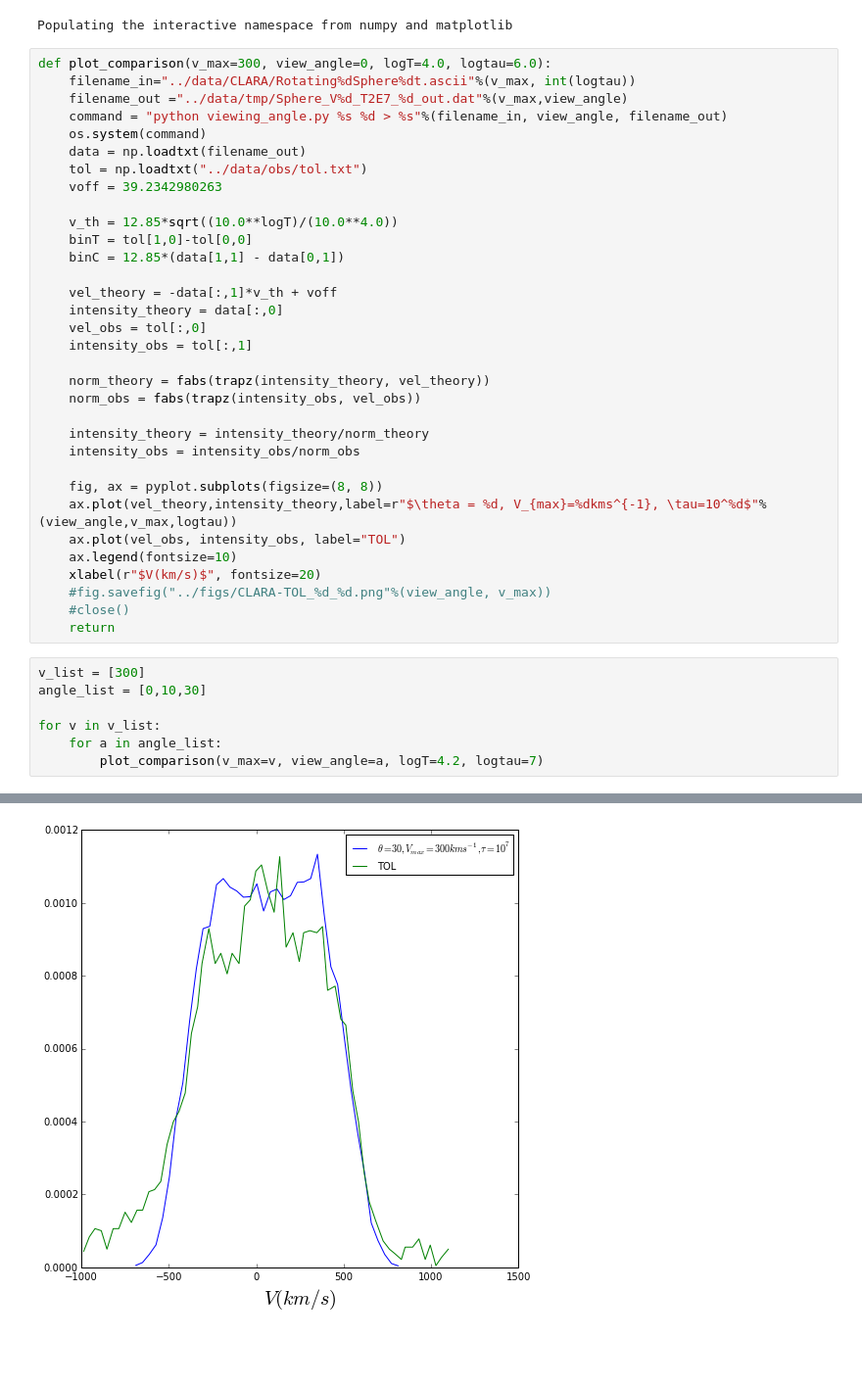
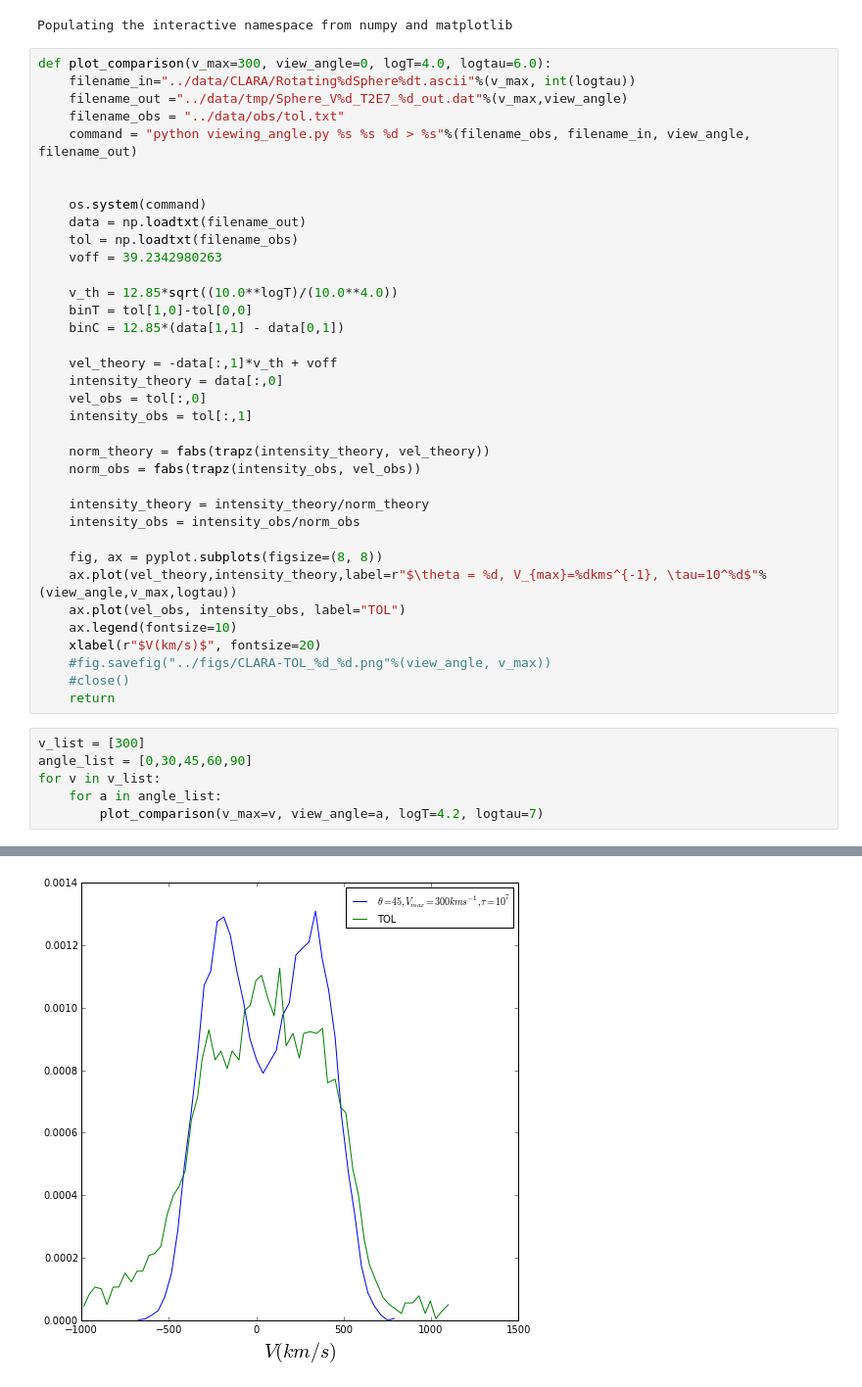
Before and after one commit to astroandes/tololo-lya-fit, a Jupyter notebook: code/CLARA_profiles.ipynb, the cells around one changed output, grey strips where cells are left out. Shown at 98% size. Drawn from its saved outputs; the diff is of its cells as text; blank space fills up the shorter version.

Commit message:
adds a few more angles

```diff
--- a/code/CLARA_profiles.ipynb
+++ b/code/CLARA_profiles.ipynb
@@ -7,10 +7,13 @@ Populating the interactive namespace from numpy and matplotlib
 def plot_comparison(v_max=300, view_angle=0, logT=4.0, logtau=6.0):
     filename_in="../data/CLARA/Rotating%dSphere%dt.ascii"%(v_max, int(logtau))
     filename_out ="../data/tmp/Sphere_V%d_T2E7_%d_out.dat"%(v_max,view_angle)
-    command = "python viewing_angle.py %s %d > %s"%(filename_in, view_angle, filename_out)
+    filename_obs = "../data/obs/tol.txt"
+    command = "python viewing_angle.py %s %s %d > %s"%(filename_obs, filename_in, view_angle, filename_out)
+
+
     os.system(command)
     data = np.loadtxt(filename_out)
-    tol = np.loadtxt("../data/obs/tol.txt")
+    tol = np.loadtxt(filename_obs)
     voff = 39.2342980263
 
     v_th = 12.85*sqrt((10.0**logT)/(10.0**4.0))
@@ -38,8 +41,7 @@ def plot_comparison(v_max=300, view_angle=0, logT=4.0, logtau=6.0):
     return
 # %%
 v_list = [300]
-angle_list = [0,10,30]
-
+angle_list = [0,30,45,60,90]
 for v in v_list:
     for a in angle_list:
         plot_comparison(v_max=v, view_angle=a, logT=4.2, logtau=7)
@@ -49 +51 @@ for v in v_list:
-[figure, old version]
+[figure, new version]
```
Also changed, not shown: parts of 1 cell of this notebook.
